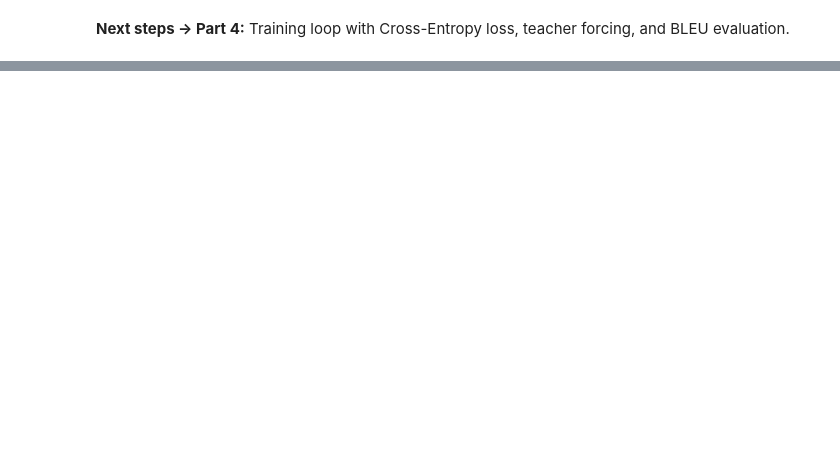
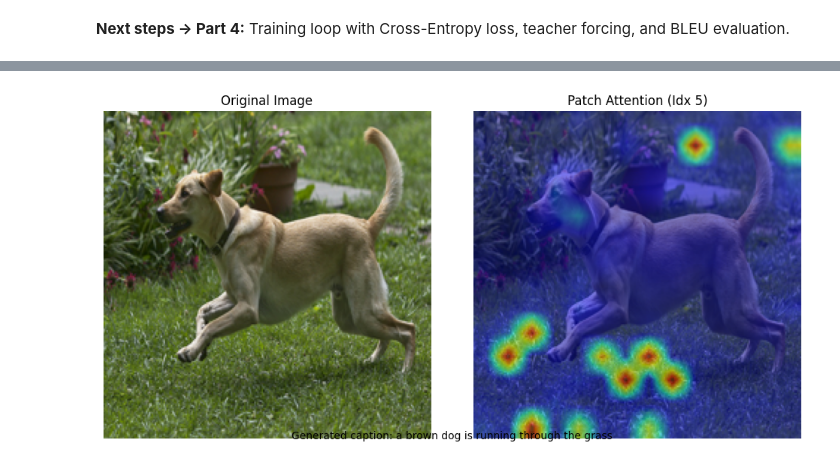
Before and after one commit to RoberRamzy/Classification-for-Pima-Indians-Diabetes-Database, a Jupyter notebook: assignment 4/lab4.ipynb, the cells around one changed output, grey strips where cells are left out. Saved outputs shown, nothing was run; the diff lists cells and outputs as text; code cells hidden in the pictures; blank space fills up the shorter version.

```diff
--- a/assignment 4/lab4.ipynb
+++ b/assignment 4/lab4.ipynb
@@ -210,7 +223,7 @@ print(f"Using device: {device}")
 # Load Vision Transformer image processor for preprocessing
 print("Loading Vision Transformer...")
 image_processor = AutoImageProcessor.from_pretrained('google/vit-base-patch16-224')
-vit_model = AutoModel.from_pretrained('google/vit-base-patch16-224', output_hidden_states=True)
+vit_model = AutoModel.from_pretrained('google/vit-base-patch16-224', output_hidden_states=True, output_attentions=True)
 vit_model = vit_model.to(device)
 vit_model.eval()
 print(f"ViT Model: {vit_model.config.model_type}")
@@ -613,7 +625,7 @@ class TransformerDecoder(nn.Module):
                 if module.bias is not None:
                     nn.init.zeros_(module.bias)
             elif isinstance(module, nn.Embedding):
-                nn.init.normal_(module.weight, mean=0.0, std=d_model ** -0.5)
+                nn.init.normal_(module.weight, mean=0.0, std=self.d_model ** -0.5)
                 module.weight.data[self.pad_idx].zero_()   # keep PAD = 0 vector
 
     def forward(
@@ -904,0 +1029,82 @@ GT:     A black dog is running after a white dog in the snow .
+# %%
+import numpy as np
+import matplotlib.pyplot as plt
+from PIL import Image
+
+# 5.1 Extract CLS → Patch attention from the last ViT encoder layer
+def get_vit_attention(image, vit_model, image_processor, device):
+    """Return a normalized 14x14 attention heatmap from the last ViT layer."""
+    vit_model.eval()
+    inputs = image_processor(image, return_tensors='pt').to(device)
+    with torch.no_grad():
+        outputs = vit_model(**inputs, output_attentions=True)
+
+    if not outputs.attentions:
+        raise RuntimeError('ViT did not return attentions. Ensure output_attentions=True was set.')
+
+    # Get the last layer attentions: [1, num_heads, seq_len, seq_len]
+    last_attn = outputs.attentions[-1]
+    # Average over heads: [1, seq_len, seq_len] -> [seq_len, seq_len]
+    avg_attn = last_attn.mean(dim=1)[0]
+
+    # CLS token is index 0. Get attention from CLS to all patch tokens.
+    cls_to_patches = avg_attn[0, 1:]
+    heatmap = cls_to_patches.reshape(14, 14).cpu().numpy()
+
+    # Normalize to [0, 1]
+    heatmap = (heatmap - heatmap.min()) / (heatmap.max() - heatmap.min() + 1e-8)
+    return heatmap
+
+# 5.2 Plot overlay of attention heatmap on the image
+def plot_attention_overlay(image, heatmap, caption, title='CLS→Patch Attention'):
+    image = image.convert('RGB')
+    img_resized = image.resize((224, 224))
+    img_array = np.array(img_resized)
+    heatmap_img = Image.fromarray(np.uint8(heatmap * 255)).resize((224, 224), resample=Image.BILINEAR)
+    heatmap_array = np.array(heatmap_img) / 255.0
+
+    plt.figure(figsize=(10, 5))
+    plt.subplot(1, 2, 1)
+    plt.imshow(img_array)
+    plt.title('Original Image')
+    plt.axis('off')
+    plt.subplot(1, 2, 2)
+    plt.imshow(img_array)
+    plt.imshow(heatmap_array, cmap='jet', alpha=0.5)
+    plt.title(title)
+    plt.axis('off')
+    plt.suptitle(f'Generated caption: {caption}', fontsize=10, y=0.05)
+    plt.tight_layout()
+    plt.show()
+
+# 5.3 Qualitative Comparison & Attention Visualization
+def compare_strategies(indices, model_p, model_c, test_ds, vit, proc, w2idx, i2idx, dev):
+    print("--- Qualitative Comparison: Patch vs CLS Strategy ---")
+    for idx in indices:
+        sample = test_ds[idx]
+        raw_img = sample['image'].convert('RGB')
+
+        # Extract features
+        feats_p = extract_patch_tokens([raw_img], vit, proc, dev)
+        feats_c = extract_cls_token([raw_img], vit, proc, dev)
+
+        # Generate captions using Beam Search
+        cap_p = beam_search_decode(model_p, feats_p, w2idx, i2idx, beam_size=5)
+        cap_c = beam_search_decode(model_c, feats_c, w2idx, i2idx, beam_size=5)
+
+        # Get ground truth
+        gt = sample['caption_text']
+
+        # Get attention for patch strategy
+        heatmap = get_vit_attention(raw_img, vit, proc, dev)
+
+        print(f"\nExample index {idx}:")
+        print(f"  Ground Truth: {gt}")
+        print(f"  Patch Strategy (A): {cap_p}")
+        print(f"  CLS Strategy (B):   {cap_c}")
+
+        plot_attention_overlay(raw_img, heatmap, cap_p, title=f'Patch Attention (Idx {idx})')
+
+example_indices = [5, 25, 45, 65, 85]
+compare_strategies(example_indices, model_patch, model_cls, test_dataset, vit_model, image_processor, word2idx, idx2word, device)
+# %% [output]
@@ -904,0 +1117 @@ GT:     A black dog is running after a white dog in the snow .
+[figure, added]
```
Also changed, not shown: parts of 12 cells of this notebook, 1 other file.
